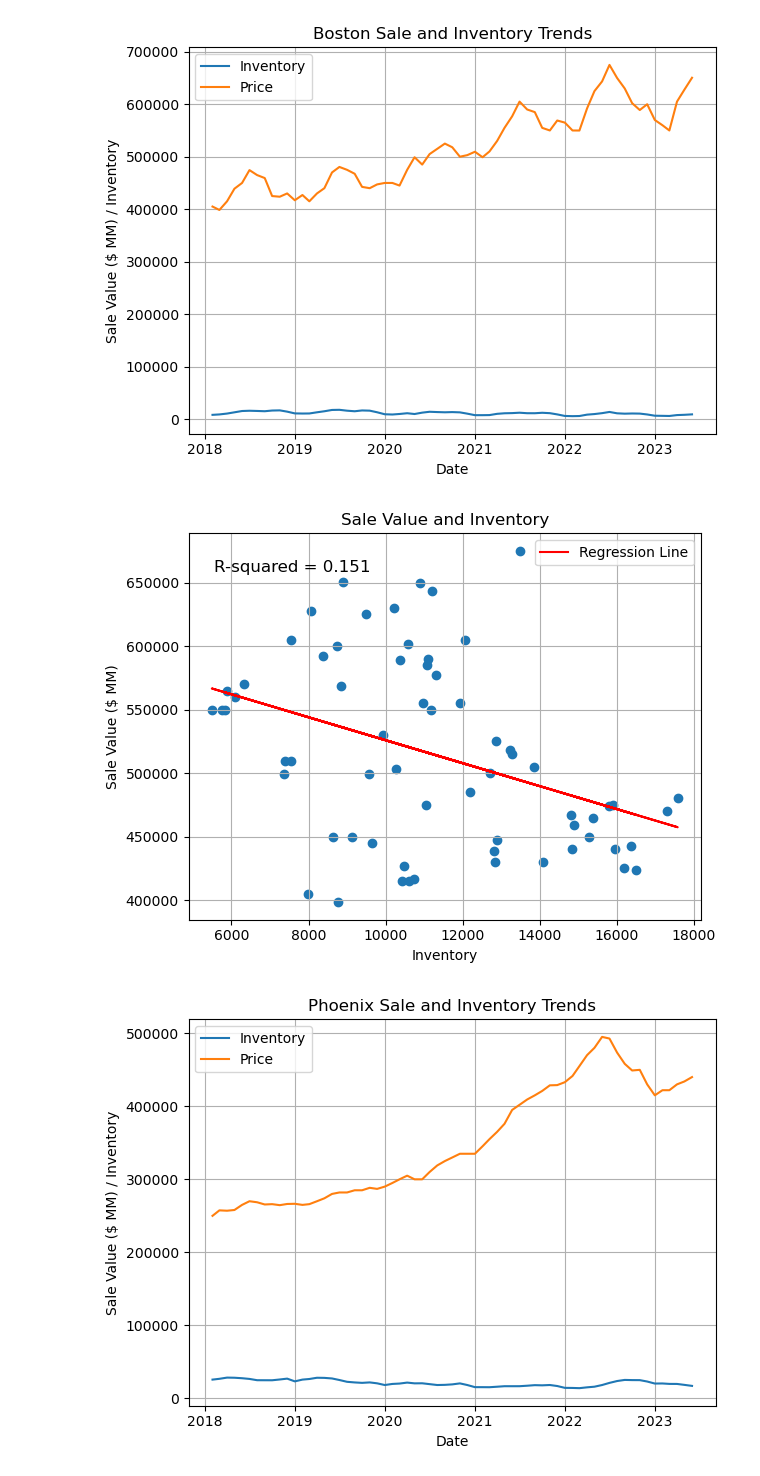
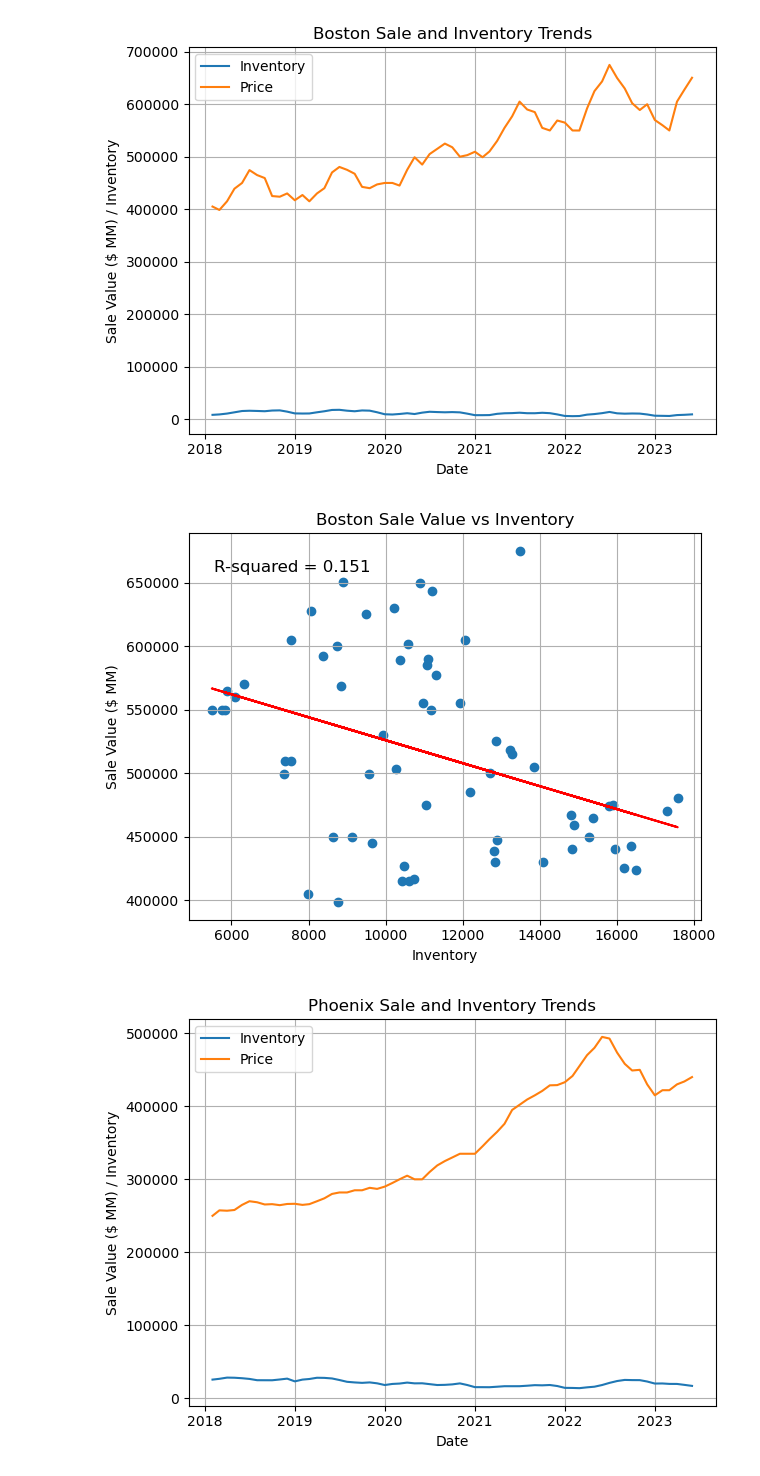
Before and after one commit to grantkerkman/project1_housing, a Jupyter notebook: grant_notebook.ipynb, the cells around one changed output. Drawn from its saved outputs; the diff is of its cells as text; code cells hidden in the pictures.

```diff
--- a/grant_notebook.ipynb
+++ b/grant_notebook.ipynb
@@ -705,32 +703,31 @@ plt.show()
 # %%
 # Find the relationship between inventory and price
 x = market["Boston Inv"]
 y = market["Boston Price"]
 
 # Perform linear regression
 slope, intercept, r_value, p_value, std_err = stats.linregress(x, y)
 
 # Calculate the R-squared value
 r_squared = r_value ** 2
 
 # Calculate the predicted values based on the regression line
 predicted_values = slope * x + intercept
 
 # Plot the scatter and regression line using the predicted values
 plt.scatter(x, y)
 plt.plot(x, predicted_values, color="red", label="Regression Line")
 plt.text(0.05, 0.9, f"R-squared = {r_squared:.3f}", transform=plt.gca().transAxes, fontsize=12)
 
 # Format the plot Area
 plt.xlabel("Inventory")
 plt.ylabel("Sale Value ($ MM)")
-plt.title("Sale Value and Inventory")
-plt.legend()
+plt.title("Boston Sale Value vs Inventory")
 plt.grid(True)
 plt.tight_layout()
 plt.show()
 # %% [output]
-[figure, old version]
+[figure, new version]
 # %%
 # Make a Scatter Plot for each city comparing Inventory and Sale Price
 x = market["Phoenix Inv"]
```
Also changed, not shown: parts of 15 cells of this notebook, 1 other file.
